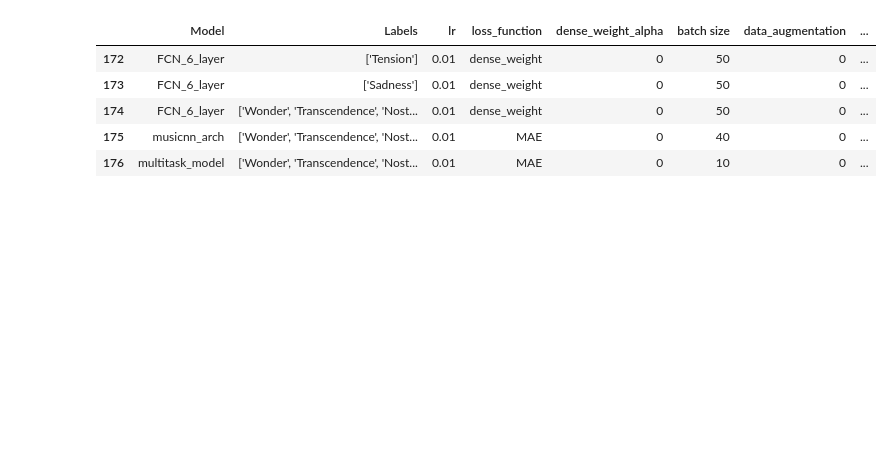
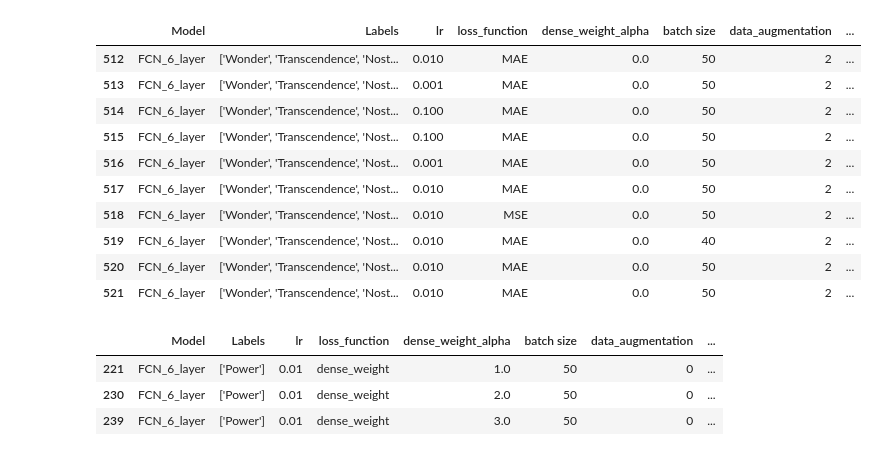
Before and after one commit to JPNMint/automatic_music_mood_tagging, a Jupyter notebook: mood_tagger_master_thesis_V2/results_thesis_writing.ipynb, the cells around one changed output. Cells and saved outputs as stored; diff of their text form; code cells hidden in the pictures; blank space fills up the shorter version.

```diff
--- a/mood_tagger_master_thesis_V2/results_thesis_writing.ipynb
+++ b/mood_tagger_master_thesis_V2/results_thesis_writing.ipynb
@@ -68,18 +119,23 @@ top_musicnn[['Model', 'MAE', 'RMSE', 'R2']]
 # %%
 # new_column_name = 'R2'
 # new_column_value = 99
 
 # # # # Use the insert method to add the new column at the specified location
 # df.insert(12, new_column_name, new_column_value)
 # #
 
-df.tail()
+df.tail(10)
 # %% [output]
 |  | Model | Labels | lr | loss_function | dense_weight_alpha | batch size | data_augmentation | ... |
-| 172 | FCN_6_layer | ['Tension'] | 0.01 | dense_weight | 0 | 50 | 0 | ... |
-| 173 | FCN_6_layer | ['Sadness'] | 0.01 | dense_weight | 0 | 50 | 0 | ... |
-| 174 | FCN_6_layer | ['Wonder', 'Transcendence', 'Nost... | 0.01 | dense_weight | 0 | 50 | 0 | ... |
-| 175 | musicnn_arch | ['Wonder', 'Transcendence', 'Nost... | 0.01 | MAE | 0 | 40 | 0 | ... |
-| 176 | multitask_model | ['Wonder', 'Transcendence', 'Nost... | 0.01 | MAE | 0 | 10 | 0 | ... |
+| 512 | FCN_6_layer | ['Wonder', 'Transcendence', 'Nost... | 0.010 | MAE | 0.0 | 50 | 2 | ... |
+| 513 | FCN_6_layer | ['Wonder', 'Transcendence', 'Nost... | 0.001 | MAE | 0.0 | 50 | 2 | ... |
+| 514 | FCN_6_layer | ['Wonder', 'Transcendence', 'Nost... | 0.100 | MAE | 0.0 | 50 | 2 | ... |
+| 515 | FCN_6_layer | ['Wonder', 'Transcendence', 'Nost... | 0.100 | MAE | 0.0 | 50 | 2 | ... |
+| 516 | FCN_6_layer | ['Wonder', 'Transcendence', 'Nost... | 0.001 | MAE | 0.0 | 50 | 2 | ... |
+| 517 | FCN_6_layer | ['Wonder', 'Transcendence', 'Nost... | 0.010 | MAE | 0.0 | 50 | 2 | ... |
+| 518 | FCN_6_layer | ['Wonder', 'Transcendence', 'Nost... | 0.010 | MSE | 0.0 | 50 | 2 | ... |
+| 519 | FCN_6_layer | ['Wonder', 'Transcendence', 'Nost... | 0.010 | MAE | 0.0 | 40 | 2 | ... |
+| 520 | FCN_6_layer | ['Wonder', 'Transcendence', 'Nost... | 0.010 | MAE | 0.0 | 50 | 2 | ... |
+| 521 | FCN_6_layer | ['Wonder', 'Transcendence', 'Nost... | 0.010 | MAE | 0.0 | 50 | 2 | ... |
 # %%
 df = pd.read_csv('/home/ykinoshita/humrec_mood_tagger/mood_tagger_master_thesis_V2/performance/model_performance_list_detailed.csv')
@@ -92,0 +142,11 @@ df = pd.read_csv('/home/ykinoshita/humrec_mood_tagger/mood_tagger_master_thesis_
+# %%
+condition =(df['Labels'].isin(["['Power']"]) )   &  (df['dense_weight_alpha']!= 0)& (df['loss_function']== 'dense_weight')& (df['data_augmentation']== 0)& (df['Model'].isin (['FCN_6_layer']))& (df['batch size']== 50)
+#, 'Transcendence', 'Nostalgia', 'Tenderness', 'Peacfulness', 'Joy', 'Power', 'Tension', 'Sadness']
+
+df_single = df[condition].sort_values('RMSE')
+df_single
+# %% [output]
+|  | Model | Labels | lr | loss_function | dense_weight_alpha | batch size | data_augmentation | ... |
+| 221 | FCN_6_layer | ['Power'] | 0.01 | dense_weight | 1.0 | 50 | 0 | ... |
+| 230 | FCN_6_layer | ['Power'] | 0.01 | dense_weight | 2.0 | 50 | 0 | ... |
+| 239 | FCN_6_layer | ['Power'] | 0.01 | dense_weight | 3.0 | 50 | 0 | ... |
```
Also changed, not shown: parts of 39 cells of this notebook, 41 other files.
